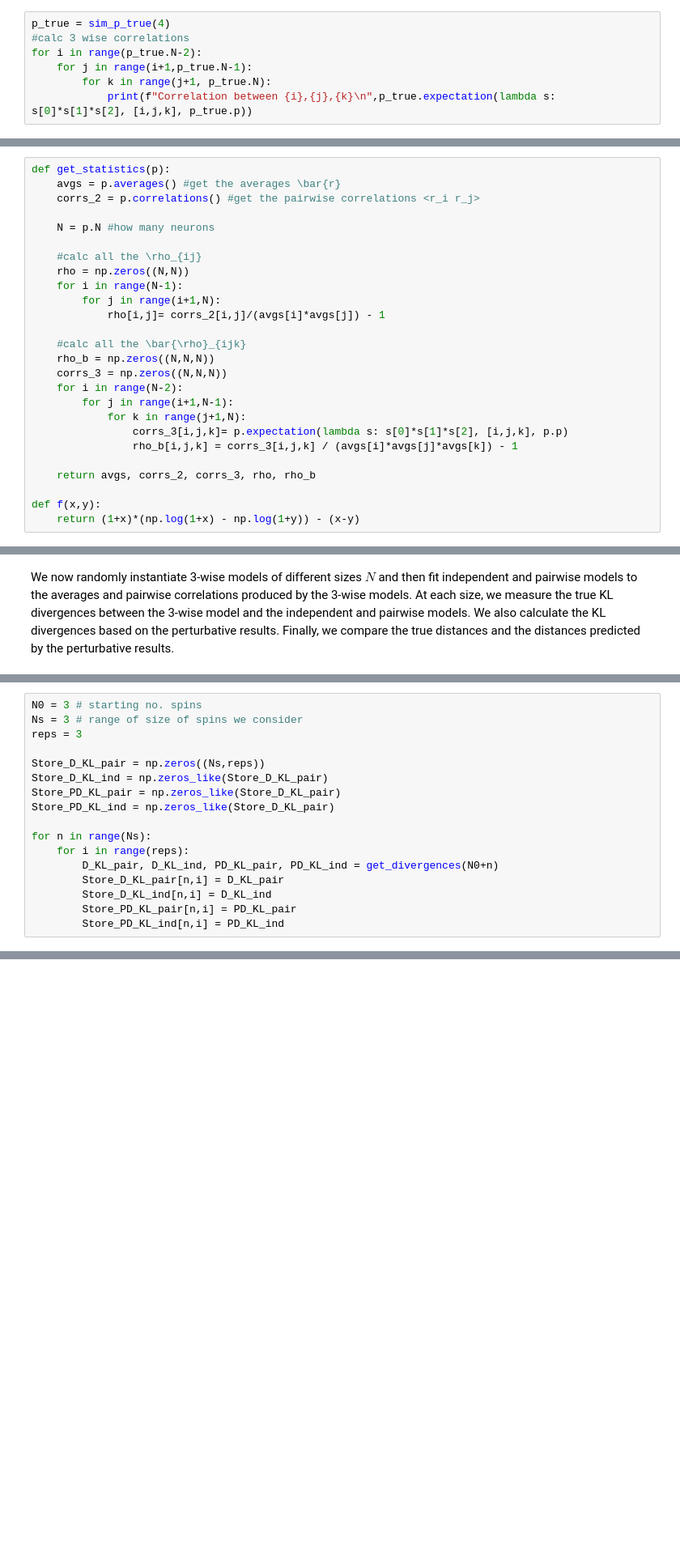
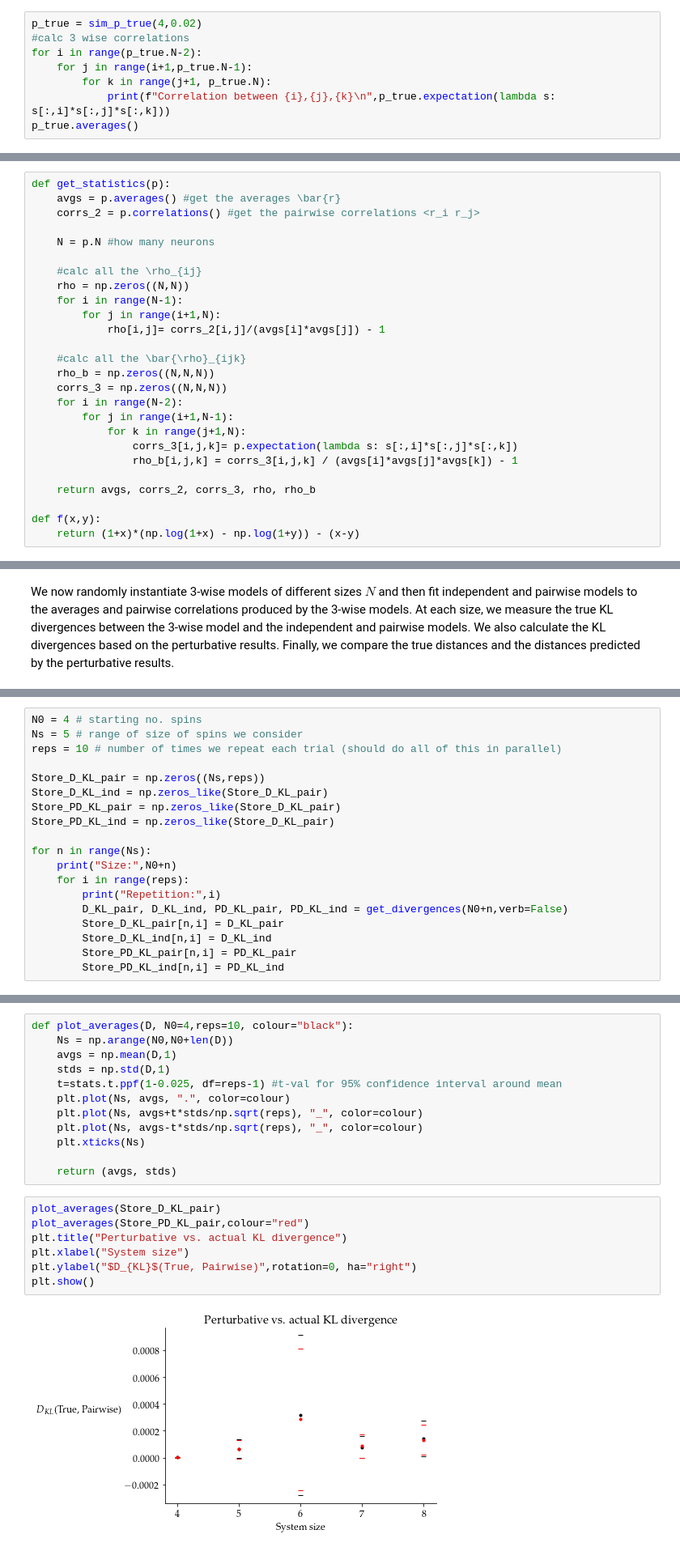
Before and after one commit to abramschon/Masters, a Jupyter notebook: PertRegime/PertRegime.ipynb, the cells around one changed output, grey strips where cells are left out. Shown: that part at 81% size. Drawn from its saved outputs; the diff is of its cells as text; blank space fills up the shorter version.

```diff
--- a/PertRegime/PertRegime.ipynb
+++ b/PertRegime/PertRegime.ipynb
@@ -52,11 +56,12 @@ def sim_p_true(N):
     p_true = ThreeWise(N, h, J, K)
     return p_true
 # %%
-p_true = sim_p_true(4)
+p_true = sim_p_true(4,0.02)
 #calc 3 wise correlations
 for i in range(p_true.N-2):
     for j in range(i+1,p_true.N-1):
         for k in range(j+1, p_true.N):
-            print(f"Correlation between {i},{j},{k}\n",p_true.expectation(lambda s: s[0]*s[1]*s[2], [i,j,k], p_true.p))
+            print(f"Correlation between {i},{j},{k}\n",p_true.expectation(lambda s: s[:,i]*s[:,j]*s[:,k]))
+p_true.averages()
 # %% [output]
 Correlation between 0,1,2
@@ -101,7 +107,7 @@ def get_statistics(p):
     for i in range(N-2):
         for j in range(i+1,N-1):
             for k in range(j+1,N):
-                corrs_3[i,j,k]= p.expectation(lambda s: s[0]*s[1]*s[2], [i,j,k], p.p)
+                corrs_3[i,j,k]= p.expectation(lambda s: s[:,i]*s[:,j]*s[:,k])
                 rho_b[i,j,k] = corrs_3[i,j,k] / (avgs[i]*avgs[j]*avgs[k]) - 1
 
     return avgs, corrs_2, corrs_3, rho, rho_b
@@ -207,7 +241,7 @@ def get_divergences(N,verb=True):
 # %%
-N0 = 3 # starting no. spins
-Ns = 3 # range of size of spins we consider
-reps = 3
+N0 = 4 # starting no. spins
+Ns = 5 # range of size of spins we consider
+reps = 10 # number of times we repeat each trial (should do all of this in parallel)
 
 Store_D_KL_pair = np.zeros((Ns,reps))
 Store_D_KL_ind = np.zeros_like(Store_D_KL_pair)
@@ -215,8 +249,10 @@ Store_PD_KL_pair = np.zeros_like(Store_D_KL_pair)
 Store_PD_KL_ind = np.zeros_like(Store_D_KL_pair)
 
 for n in range(Ns):
+    print("Size:",N0+n)
     for i in range(reps):
-        D_KL_pair, D_KL_ind, PD_KL_pair, PD_KL_ind = get_divergences(N0+n)
+        print("Repetition:",i)
+        D_KL_pair, D_KL_ind, PD_KL_pair, PD_KL_ind = get_divergences(N0+n,verb=False)
         Store_D_KL_pair[n,i] = D_KL_pair
         Store_D_KL_ind[n,i] = D_KL_ind
         Store_PD_KL_pair[n,i] = PD_KL_pair
@@ -259,0 +281,21 @@ plt.show()
+# %%
+def plot_averages(D, N0=4,reps=10, colour="black"):
+    Ns = np.arange(N0,N0+len(D))
+    avgs = np.mean(D,1)
+    stds = np.std(D,1)
+    t=stats.t.ppf(1-0.025, df=reps-1) #t-val for 95% confidence interval around mean
+    plt.plot(Ns, avgs, ".", color=colour)
+    plt.plot(Ns, avgs+t*stds/np.sqrt(reps), "_", color=colour)
+    plt.plot(Ns, avgs-t*stds/np.sqrt(reps), "_", color=colour)
+    plt.xticks(Ns)
+
+    return (avgs, stds)
+# %%
+plot_averages(Store_D_KL_pair)
+plot_averages(Store_PD_KL_pair,colour="red")
+plt.title("Perturbative vs. actual KL divergence")
+plt.xlabel("System size")
+plt.ylabel("$D_{KL}$(True, Pairwise)",rotation=0, ha="right")
+plt.show()
+# %% [output]
+[figure, added]
```
Also changed, not shown: parts of 10 cells of this notebook, 2 other files.
